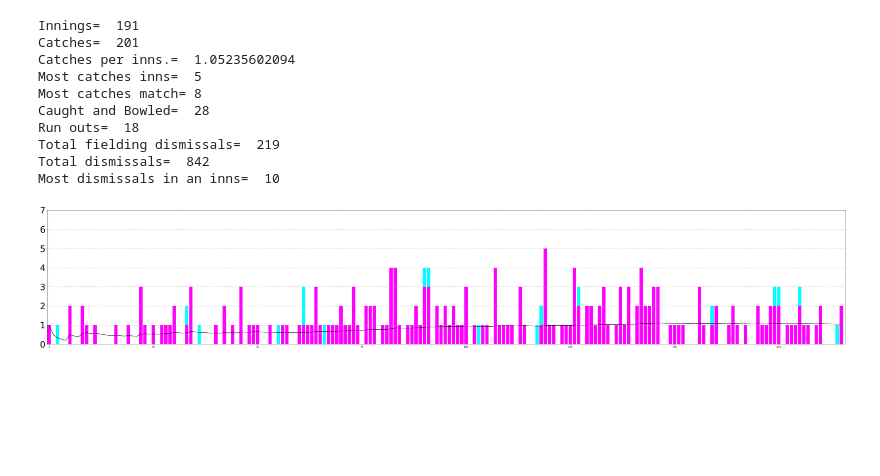
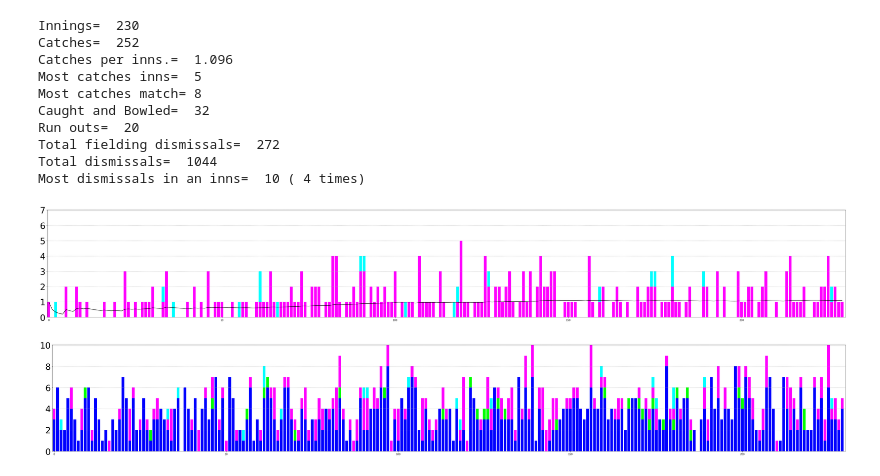
Before and after one commit to Abhinav-Rijal/Statistics, a Jupyter notebook: Cricket.ipynb, the cells around one changed output. Cells and saved outputs as stored; diff of their text form; code cells hidden in the pictures; blank space fills up the shorter version.

```diff
--- a/Cricket.ipynb
+++ b/Cricket.ipynb
@@ -5,8 +5,9 @@ import numpy as np
 # %%
 #Player
 result=[1,1,1, 0,0,1,0, 0,0,2,0,1, 1,1,1,1,1, 1,0,1, 2,1, 1,1,1,1, 1,1, 1,1,2,0,1, 1,2,1, 1,1,2, 1,1, 1,0,1, 1,0,1, 1,1,1,
-        1,0,2,1, 1,1, 1,1,1,2,1, 1,0,0, 1,1, 1,1,1,2, 1,1, 1,2,1,0, 1,1, 1,1,1, 1,1,1,1, 1,1,1, 1,1, 1, 1, 0,1,1,1,1, 0,0, 1]
-series=[1,0,0,1,1,1,1,1,1,1,1,1,1,1,1,1,1,1,0,1,1,1,2,1,1,1,1,1,1,1,1,0,1]
+        1,0,2,1, 1,1, 1,1,1,2,1, 1,0,0, 1,1, 1,1,1,2, 1,1, 1,2,1,0, 1,1, 1,1,1, 1,1,1,1, 1,1,1, 1,1, 1, 1, 0,1,1,1,1, 2,1, 1,1,
+        1, 2,1,0,1, 1,1, 1,1,0, 1, 1,1,1,1,1, 1,1,1]
+series=[1,0,0,1,1,1,1,1,1,1,1,1,1,1,1,1,1,1,0,1,1,1,2,1,1,1,1,1,1,1,1,1,1,1,1,1,1,1,1,1]
 win=0
 lose=0
 draw=0
@@ -31,17 +32,17 @@ for i in range(0,len(series)):
         sdraw=sdraw+1
 mom1=np.array([1,0,1, 0,0,1,0, 0,0,0,0,1, 0,0,0,0,0, 0,0,0, 1,0, 0,1,1,1, 1,0, 0,1,0,0,1, 0,0,1, 0,0,0, 0,0, 0,0,1, 0,0,0, 0,0,0,
                1,0,0,1, 0,1, 0,0,0,0,0, 0,0,0, 1,0, 1,1,1,0, 0,1, 0,0,0,0, 0,0, 0,0,1, 0,1,0,1, 0,0,0, 0,1, 1, 0, 0,1,0,0,1, 0,0,
-               0])
+               0,1, 1, 1,1,0,1, 0,0, 1,1,0, 1, 0,1,0,1,0, 1,0,0])
 mom2=np.array([0,0,0, 0,0,0,0, 0,0,0,0,1, 0,0,1,0,0, 0,0,0, 0,0, 0,1,1,1, 0,1, 1,0,0,0,1, 0,0,0, 0,0,0, 0,0, 0,0,1, 0,0,0, 0,1,0,
                1,0,0,1, 0,0, 1,0,1,0,0, 0,0,0, 0,0, 1,1,1,0, 1,0, 1,0,1,0, 0,0, 0,0,1, 1,1,1,1, 0,0,0, 0,0, 1, 0, 0,1,1,0,1, 0,0,
-               0])
+               0,0, 0, 0,1,0,0, 1,0, 1,0,0, 1, 0,0,0,0,1, 0,0,0])
 mom=mom1+mom2
 MOM=0
 for i in range(0,len(mom)):
     if mom[i]>0:
         MOM=MOM+1
 
-print("DOB= 1982")
+print("DOB= 1984")
 print("Bats= Right handed middle order")
 print("Bowls= Right arm leg break")
 print("Fields= Slips, Gully, Close-in")
@@ -50,6 +51,6 @@ print("Win/Loss/Draw= ", win, "/", lose, "/", draw)
 print("Series played= ", len(series))
 print("Series win/loss/draw= ", swin, "/", slose, "/", sdraw)
 print("Man of the match= ", MOM)
-print("Man of the series= 17")
-print("Years active= 2012-2022")
+print("Man of the series= 22")
+print("Years active= 2012-2023")
 # %% [output]
@@ -303,17 +316,20 @@ CnB=np.array([      0,0, 0,0, 0,0, 0,0, 0, 1,0, 0,0, 0,0, 0,0, 0,0, 0, 0,0, 0,0,
                    0,0, 0,0, 1,0, 0,0, 0,0, 0,0, 0,0, 1,0, 0,0, 0, 1,1, 0,0, 0,0, 0,0, 0,1, 0,0, 0, 0,0, 0,0, 0,0, 0,0, 0,1, 0,0,
                    0, 0,0, 0,0, 0,0, 0,0, 0,1, 0,0, 0, 0,0, 0,0, 0,0, 0,0, 0,0, 0,0, 0, 1,0, 0,0, 0,0, 0,0, 1,0, 1,0, 1,1, 0,0,
                    1,0, 1, 0,0, 0,0, 0,0, 0, 0,0, 0,0, 0,0, 0,1, 0,0, 0,0, 0,0, 0,0, 0,0, 0,0, 0,1, 0,0, 0,0, 0,0, 1,0, 0,1, 1,0,
-                   1,1, 0,0, 1,0, 0,1, 1,0, 0,1, 1,0, 0,0, 0,0])
+                   1,1, 0,0, 1,0, 0,1, 1,0, 0,1, 1,0, 0,0, 0,0, 0,0, 0,0, 0,0, 0,0, 1, 1,0, 0,0, 0,0, 0,0, 0,0, 0,0, 0,0, 0,0,
+                   0,0, 2,0, 0,0, 0,0, 0,0, 0,0, 0,0])
 Fcatches1=np.array([1,0, 0,0, 0,2, 0,0, 0, 0,0, 1,0, 0,0, 0,1, 0,0, 1, 0,0, 3,1, 0,0, 0,1, 0,1, 1,0, 0,1, 1,0, 0,0, 0,0, 0,0,
                    1,0, 1,0, 2,0, 1,1, 0,0, 0,1, 0,0, 0,0, 0,0, 1, 0,0, 1,3, 1,0, 1,1, 1,1, 1,1, 2, 1,0, 2,2, 2,0, 1,1, 3,3, 1,0,
                    1, 1,2, 1,3, 3,0, 2,0, 2,0, 2,1, 1, 3,0, 1,0, 1,1, 0,4, 1,0, 1,1, 0, 2,1, 0,0, 0,1, 5,1, 0,0, 0,1, 0,3, 2,0,
-                   1,2, 0, 2,3, 1,0, 1,2, 0, 3,0, 2,4, 2,2, 3,2, 0,0, 0,0, 1,0, 0,0, 0,3, 1,0, 0,0, 0,0, 1,2, 1,0, 0,0, 0,1, 0,0,
-                   1,1, 2,0, 0,1, 1,1, 0,1, 0,0, 1,0, 0,0, 0,1])
+                   1,2, 0, 2,3, 1,0, 1,2, 0, 3,0, 2,4, 2,2, 3,2, 0,0, 0,0, 1,0, 0,0, 0,4, 1,0, 0,0, 0,0, 1,2, 1,0, 0,0, 0,1, 0,0,
+                   1,1, 2,0, 0,1, 1,1, 0,1, 0,0, 1,0, 0,0, 2,1, 0,0, 3,0, 2,0, 0,0, 2, 0,1, 1,1, 0,0, 2,3, 0,0, 0,0, 0,1, 2,1,
+                   0,1, 0,0, 0,0, 1,1, 2,3, 1,1, 1,1])
 Fcatches2=np.array([0,0, 0,0, 0,0, 0,0, 2, 1,0, 0,0, 0,0, 0,0, 0,0, 0, 0,0, 0,0, 0,1, 0,0, 1,0, 1,0, 0,0, 2,0, 0,0, 0,0, 1,0,
                    1,0, 0,0, 1,0, 0,0, 1,0, 0,0, 0,0, 1,1, 0,0, 0, 1,1, 0,0, 0,0, 0,0, 0,1, 0,0, 1, 0,0, 0,0, 0,0, 0,0, 1,1, 0,0,
                    0, 0,0, 0,0, 0,0, 0,1, 0,1, 0,0, 0, 0,0, 0,0, 0,0, 0,0, 0,1, 0,0, 0, 1,0, 0,0, 0,0, 0,0, 1,0, 1,0, 1,1, 0,0,
                    1,0, 1, 0,0, 0,0, 0,1, 1, 0,0, 0,0, 0,0, 0,1, 0,0, 1,1, 0,1, 0,0, 0,0, 0,0, 1,2, 0,0, 0,0, 0,0, 1,0, 0,1, 1,1,
-                   1,1, 0,0, 1,0, 0,1, 1,0, 0,1, 1,0, 0,0, 0,1])
+                   1,1, 0,0, 1,0, 0,1, 1,0, 0,1, 1,0, 0,0, 0,1, 0,0, 0,0, 0,0, 0,0, 1, 1,0, 1,1, 0,1, 0,0, 0,0, 1,0, 0,2, 2,0,
+                   1,0, 2,0, 0,1, 0,1, 0,1, 0,1, 0,0])
 catches=Fcatches1+Fcatches2
 
 RO=[]
@@ -323,6 +339,8 @@ p=0
 cpi=[]
 color1=[]
 color2=[]
+color3=[]
+color4=[]
 for i in range(0,len(CnB)):
     cnb=cnb+CnB[i]
     c=c+catches[i]
@@ -330,6 +348,8 @@ for i in range(0,len(CnB)):
     cpi.append(c/p)
     color1.append('magenta')
     color2.append('cyan')
+    color3.append('purple')
+    color4.append('blue')
     RO.append(0)
 
 
@@ -340,7 +360,7 @@ RO[118]=1
 
 RO[66]=1
 RO[91]=1
-RO[180]=1
+RO[180]=2
 
 RO[189]=1
 
@@ -356,45 +376,66 @@ RO[117]=1
 RO[159]=1
 RO[174]=1
 
+RO[226]=1
+
 dismissals=catches+wickets-CnB+RO
+ten_count=0
+for i in range(0,len(dismissals)):
+    if dismissals[i]==10:
+        ten_count=ten_count+1
 
 print("Innings= ", len(catches))
 print("Catches= ", c)
-print("Catches per inns.= ", c/len(catches))
+print("Catches per inns.= ", round(c/len(catches),3))
 print("Most catches inns= ", max(catches))
 print("Most catches match= 8", )
 print("Caught and Bowled= ", cnb)
 print("Run outs= ", sum(RO))
 print("Total fielding dismissals= ", c+sum(RO))
 print("Total dismissals= ", sum(dismissals))
-print("Most dismissals in an inns= ", max(dismissals))
+print("Most dismissals in an inns= ", max(dismissals),"(",ten_count,"times)")
 # %% [output]
-Innings=  191
-Catches=  201
-Catches per inns.=  1.05235602094
+Innings=  230
+Catches=  252
+Catches per inns.=  1.096
 Most catches inns=  5
 Most catches match= 8
-Caught and Bowled=  28
-Run outs=  18
-Total fielding dismissals=  219
-Total dismissals=  842
-Most dismissals in an inns=  10
+Caught and Bowled=  32
+Run outs=  20
+Total fielding dismissals=  272
+Total dismissals=  1044
+Most dismissals in an inns=  10 ( 4 times)
 # %%
-plt.figure(figsize = [58,10])
+plt.figure(figsize = [58,8])
 
 plt.plot(y_pos1,cpi,color='black')
 
 
 
 
 plt.bar(y_pos1,catches,color=color1)
 plt.bar(y_pos1,RO,color=color2,bottom=catches)
 plt.grid(axis='y',linestyle='--', zorder=0)
 plt.axis([-0.5,len(catches),0,max(catches)+max(RO)])
 plt.yticks(fontsize=35)
 plt.show()
 # %% [output]
-[figure, old version]
+[figure, new version]
+# %%
+pure=wickets-CnB
+plt.figure(figsize = [58,8])
+plt.bar(y_pos1,pure,color='blue')
+plt.bar(y_pos1,CnB,color='lime',bottom=pure)
+cat=catches-CnB
+plt.bar(y_pos1,cat,color=color1,bottom=wickets)
+wik=catches+wickets-CnB
+plt.bar(y_pos1,RO,color=color2,bottom=wik)
+plt.grid(axis='y',linestyle='--', zorder=0)
+plt.axis([-0.5,len(catches),0,max(dismissals)])
+plt.yticks(fontsize=35)
+plt.show()
+# %% [output]
+[figure, added]
 # %%
 #captaincy
 captained=[]
```
Also changed, not shown: parts of 7 cells of this notebook.
